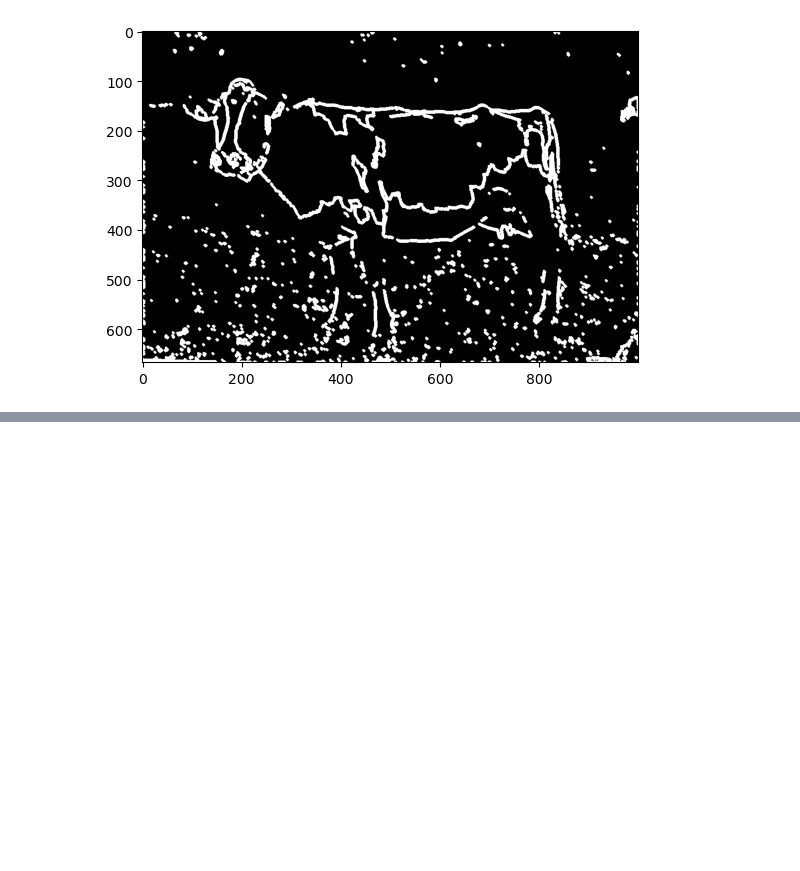
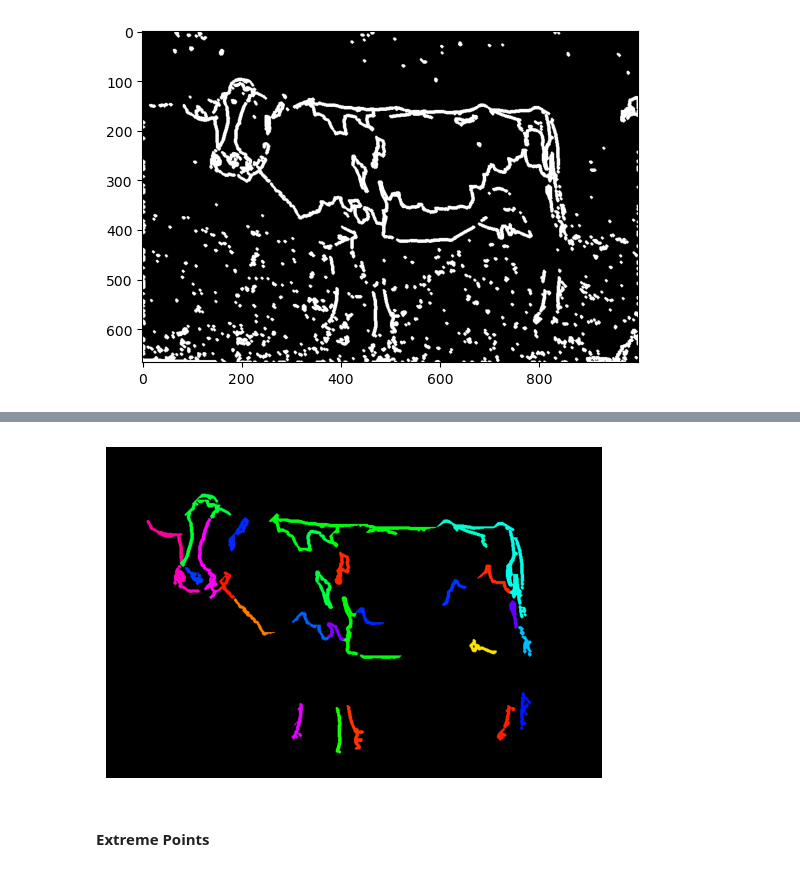
Before and after one commit to jon-mun/cow-segmentation, a Jupyter notebook: edge.ipynb, the cells around one changed output, grey strips where cells are left out. Saved outputs shown, nothing was run; the diff lists cells and outputs as text; code cells hidden in the pictures; blank space fills up the shorter version.

```diff
--- a/edge.ipynb
+++ b/edge.ipynb
@@ -458,0 +493,34 @@ plot_label_matrix(label_matrix=label_matrix)
+# %%
+def remove_border_component(label_matrix, thickness=2):
+    label_matrix = copy.deepcopy(label_matrix)
+    height, width = len(label_matrix), len(label_matrix[0])
+
+    top_border, bottom_border, left_border, right_border = [], [], [], []
+    # Get borders with thickness
+    for i in range(thickness):
+        top_border += label_matrix[i]
+        bottom_border += label_matrix[-i]
+        left_border += [row[i] for row in label_matrix]
+        right_border += [row[-i] for row in label_matrix]
+
+    borders = [top_border, bottom_border, left_border, right_border]
+
+    # Get border labels
+    border_labels = set(sum(borders, []))
+    # Remove background label
+    border_labels.remove(0)
+
+    # Remove the components on the border
+    for i in range(height):
+        for j in range(width):
+            if label_matrix[i][j] in border_labels:
+                label_matrix[i][j] = 0
+
+    return label_matrix
+# %%
+clean_label_matrix = remove_border_component(label_matrix=label_matrix, thickness=10)
+plot_label_matrix(label_matrix=clean_label_matrix)
+# %% [output]
+[figure, added]
+# %% [markdown]
+#### Extreme Points
```
Also changed, not shown: parts of 24 cells of this notebook.
